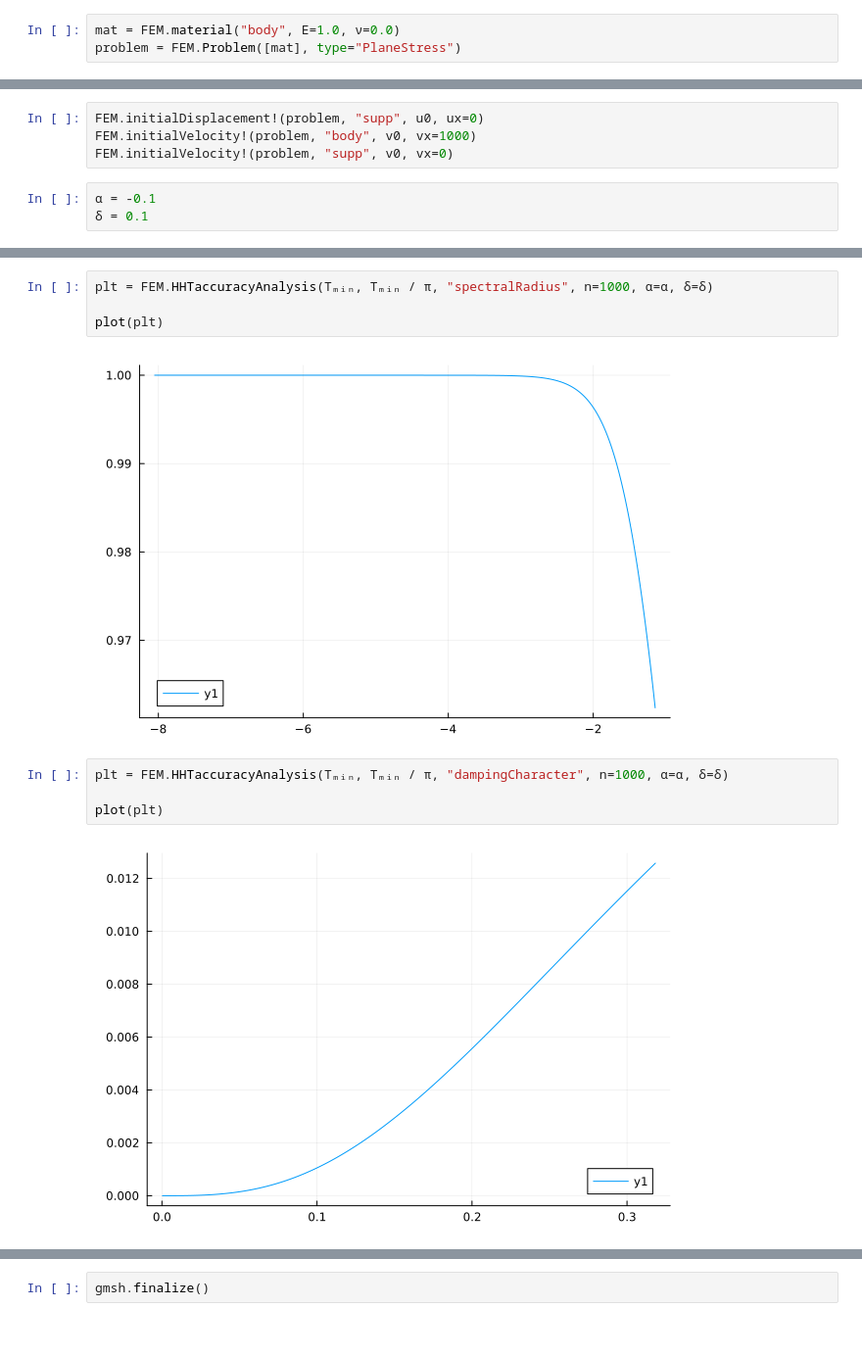
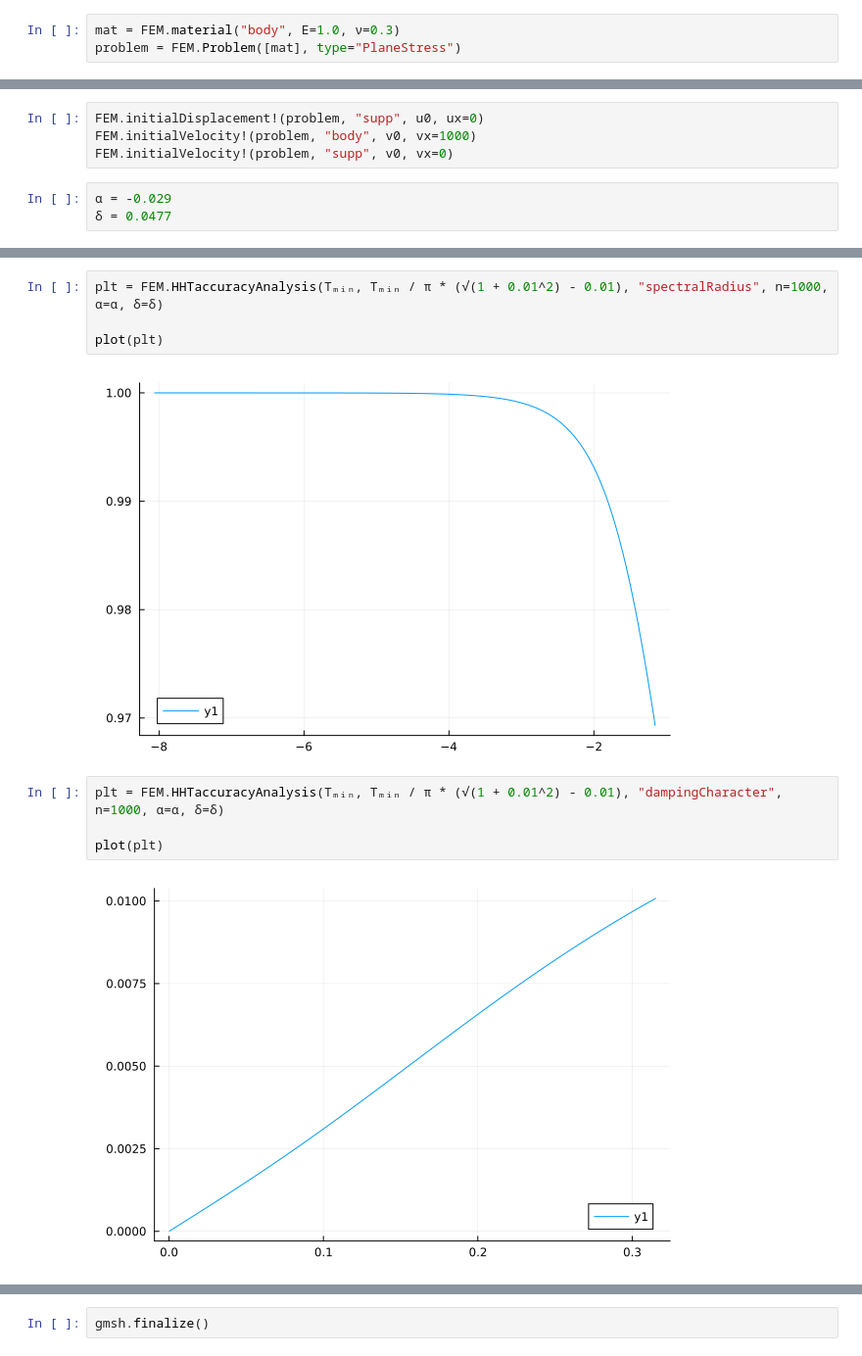
Before and after one commit to perebalazs/LowLevelFEM.jl, a Jupyter notebook: examples/wave_propagation_1D.ipynb, the cells around one changed output, grey strips where cells are left out. Shown at 98% size. Saved outputs shown, nothing was run; the diff lists cells and outputs as text.

Commit message:
numerical experiments: Caughey-damping

```diff
--- a/examples/wave_propagation_1D.ipynb
+++ b/examples/wave_propagation_1D.ipynb
@@ -22,6 +24,6 @@ Info    : 1000 nodes 1111 elements
 Info    : Done reading 'wave_propagation_1D.geo'
 # %%
-mat = FEM.material("body", E=1.0, ν=0.0)
+mat = FEM.material("body", E=1.0, ν=0.3)
 problem = FEM.Problem([mat], type="PlaneStress")
 # %% [output]
 Info    : RCMK renumbering...
@@ -53,6 +55,6 @@ FEM.initialDisplacement!(problem, "supp", u0, ux=0)
 FEM.initialVelocity!(problem, "body", v0, vx=1000)
 FEM.initialVelocity!(problem, "supp", v0, vx=0)
 # %%
-α = -0.1
-δ = 0.1
+α = -0.029
+δ = 0.0477
 # %% [output]
@@ -65,12 +67,12 @@ u1, v1, t1 = FEM.HHT(K, M, f, u0, v0, 100Tₘᵢₙ, Tₘᵢₙ / π, α=α, δ=
 # %%
-plt = FEM.HHTaccuracyAnalysis(Tₘᵢₙ, Tₘᵢₙ / π, "spectralRadius", n=1000, α=α, δ=δ)
+plt = FEM.HHTaccuracyAnalysis(Tₘᵢₙ, Tₘᵢₙ / π * (√(1 + 0.01^2) - 0.01), "spectralRadius", n=1000, α=α, δ=δ)
 
 plot(plt)
 # %% [output]
-[figure, old version]
+[figure, new version]
 # %%
-plt = FEM.HHTaccuracyAnalysis(Tₘᵢₙ, Tₘᵢₙ / π, "dampingCharacter", n=1000, α=α, δ=δ)
+plt = FEM.HHTaccuracyAnalysis(Tₘᵢₙ, Tₘᵢₙ / π * (√(1 + 0.01^2) - 0.01), "dampingCharacter", n=1000, α=α, δ=δ)
 
 plot(plt)
 # %% [output]
-[figure, old version]
+[figure, new version]
```
Also changed, not shown: parts of 24 cells of this notebook, 9 other files.
